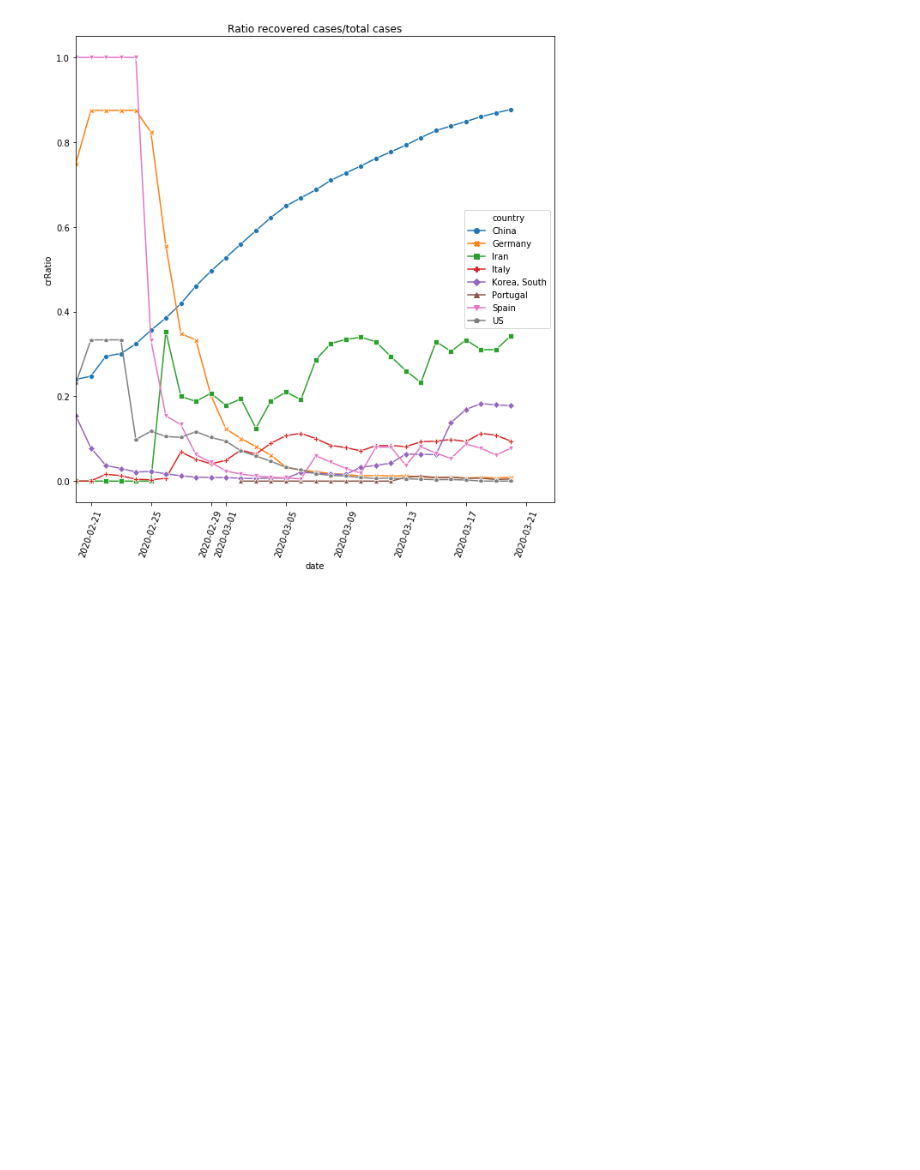
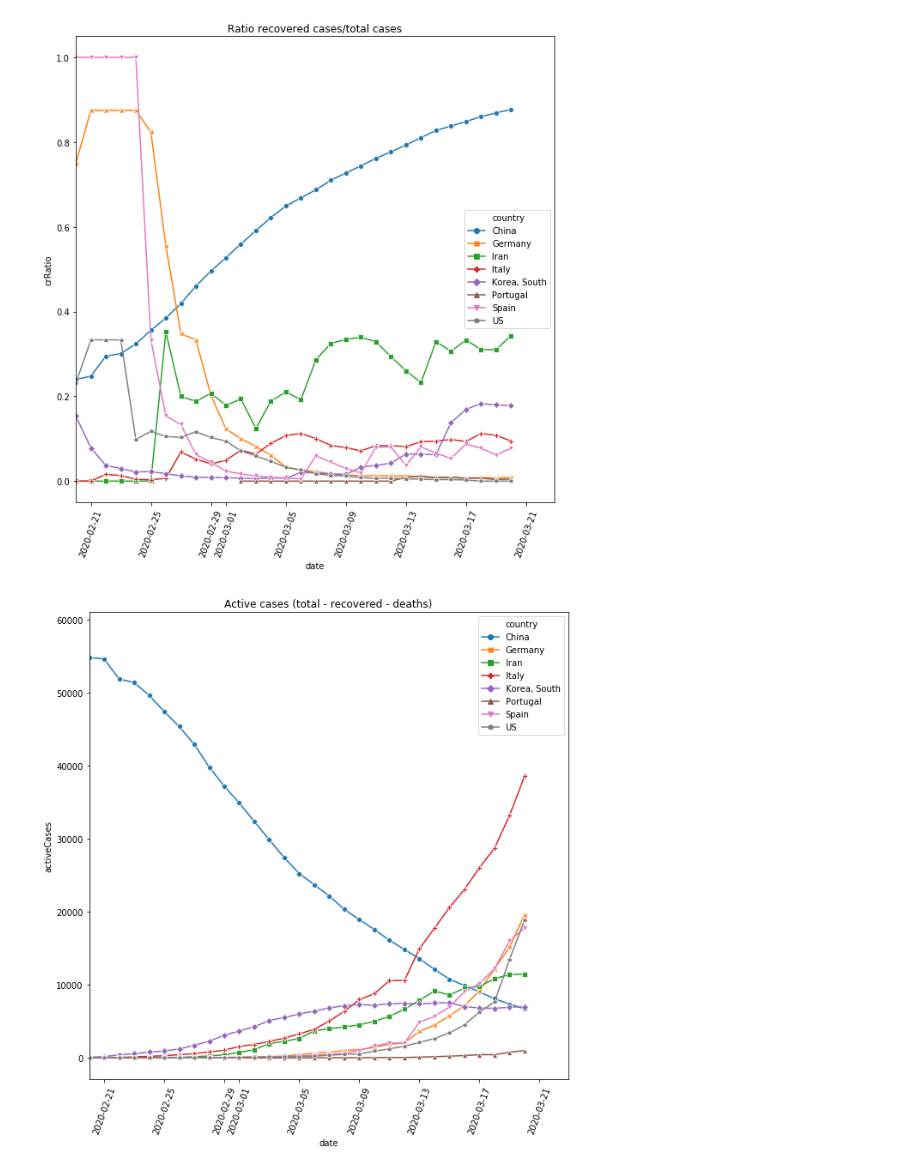
Before and after one commit to jlarsch/covid19Notebook, a Jupyter notebook: Covid19 notebook.ipynb, the cells around one changed output. Drawn from its saved outputs; the diff is of its cells as text; code cells hidden in the pictures; blank space fills up the shorter version.

Commit message:
Active cases

```diff
--- a/Covid19 notebook.ipynb
+++ b/Covid19 notebook.ipynb
@@ -383,3 +383,21 @@ plt.title('Ratio recovered cases/total cases')
 plt.xlim(left=plotStartDate);
 # %% [output]
 [figure]
+# %%
+plt.subplots(figsize=(10,10))
+ix=df.country.isin(plotCountries)
+plotStartDate=pd.to_datetime('2020-02-20')
+g=sns.lineplot(data=df[ix],
+             x='date',
+             y='activeCases',
+            hue='country',
+               style='country',
+              dashes=False,
+              markers=True)
+
+plt.xticks(rotation=70);
+#plt.ylim([0,.1])
+plt.title('Active cases (total - recovered - deaths)')
+plt.xlim(left=plotStartDate);
+# %% [output]
+[figure, added]
```
